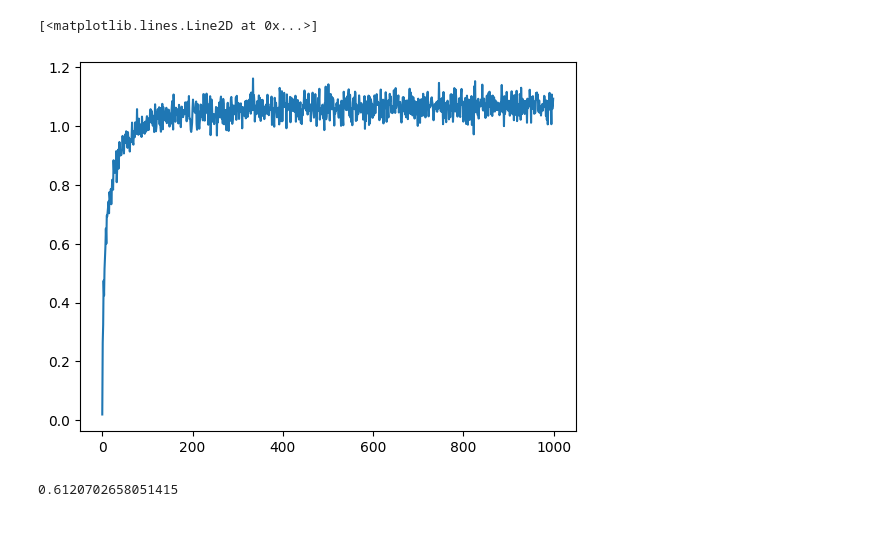
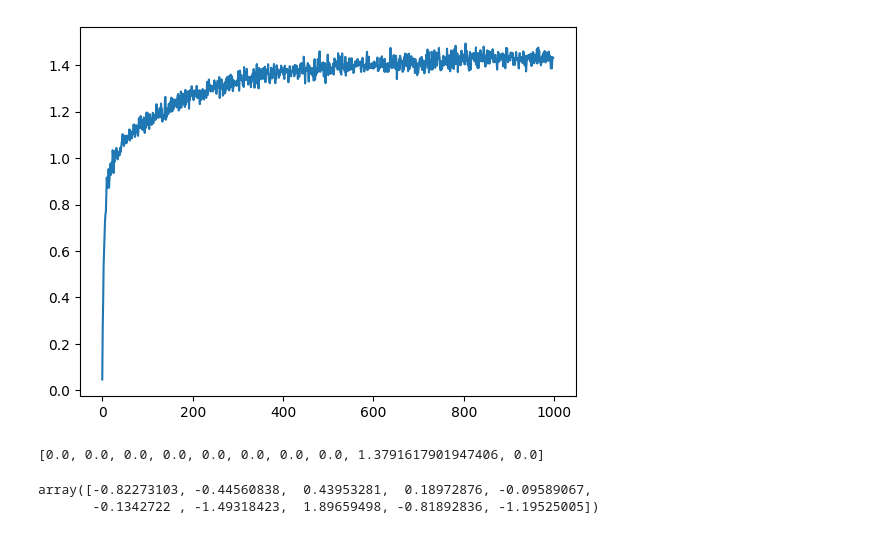
Before and after one commit to 1moi6/livro-mdts, a Jupyter notebook: exercicio1.ipynb, the cells around one changed output. Drawn from its saved outputs; the diff is of its cells as text; code cells hidden in the pictures.

```diff
--- a/exercicio1.ipynb
+++ b/exercicio1.ipynb
@@ -5,7 +5,7 @@ import random
 # %%
 Reward = np.zeros((2000,1000))
 vareps = 0.05
-for n in range(2000):
+for n in range(Reward.shape[0]):
     A = np.zeros((10,1000)) # % Action register
     R = np.zeros((10,1000)) # % Reward register
     Q = np.zeros((10,1000)) # % Value register
@@ -42,4 +42,5 @@ for n in range(2000):
 
         A[k,t] = 1      # Action Register
         R[k,t] = np.random.normal(a[k], 1, 1)   #Reward register
+
     Reward[n,:]= [sum([row[i] for row in R]) for i in range(0,len(R[0]))]
@@ -45,0 +49,35 @@ for n in range(2000):
+# %%
+Reward = np.zeros((2000,1000))
+vareps = 0.1
+for n in range(Reward.shape[0]):
+    Q = np.zeros((10,))# % Value register
+    a = np.random.normal(0, 1, 10)
+
+    # f = random.randint(0,9)
+    # Q[f] = np.random.normal(a[f], 1, 1)
+    # # After Inital
+    for t in range(1,1000):
+        #Determine Action Value estimate using sample average method
+
+        M = max(Q)
+        a_s = []
+        auxv = random.random()
+        if auxv<1-vareps:
+            for i in range(10):
+                if Q[i] == M:
+                    a_s.append(i)
+
+            if len(a_s) > 1:  # Multiple greedy actions
+                r = random.randint(0,len(a_s)-1)
+                k = a_s[r]
+            else:   # A greedy action
+                k = a_s[0]
+        else:
+            k = random.randint(0,9)
+
+        R = np.random.normal(a[k], 1, 1)
+        Q[k] = Q[k]+(1/t)*(R-Q[k])   #Reward register
+        Reward[n,t] = R
+
+T = np.mean(Reward[:,0:999],axis=0)
+plt.plot(T)
@@ -46,11 +87,17 @@ for n in range(2000):
 # %%
-T = np.mean(Reward,axis=0)
-plt.plot(T)
+X = np.mean(Reward[:,0:999],axis=0)
+# plt.plot(T)
+plt.plot(X)
+plt.show()
 # %% [output]
-[<matplotlib.lines.Line2D at 0x...>]
-[figure, old version]
+[figure, new version]
-# %%
-auxv = random.random()
-auxv
-# %% [output]
-0.6120702658051415
+# %%
+[row[10] for row in R]
+# %% [output]
+[0.0, 0.0, 0.0, 0.0, 0.0, 0.0, 0.0, 0.0, 1.3791617901947406, 0.0]
+# %%
+ a = np.random.normal(0, 1, 10)
+ a
+# %% [output]
+array([-0.82273103, -0.44560838,  0.43953281,  0.18972876, -0.09589067,
+       -0.1342722 , -1.49318423,  1.89659498, -0.81892836, -1.19525005])
```
Also changed, not shown: parts of 2 cells of this notebook.
